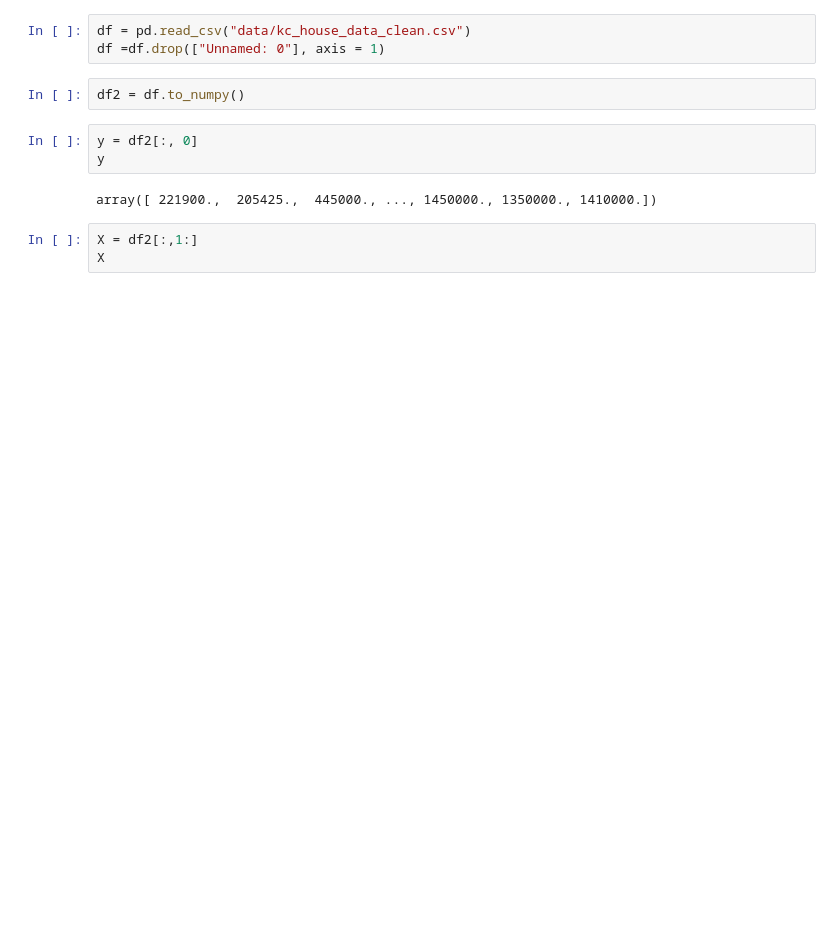
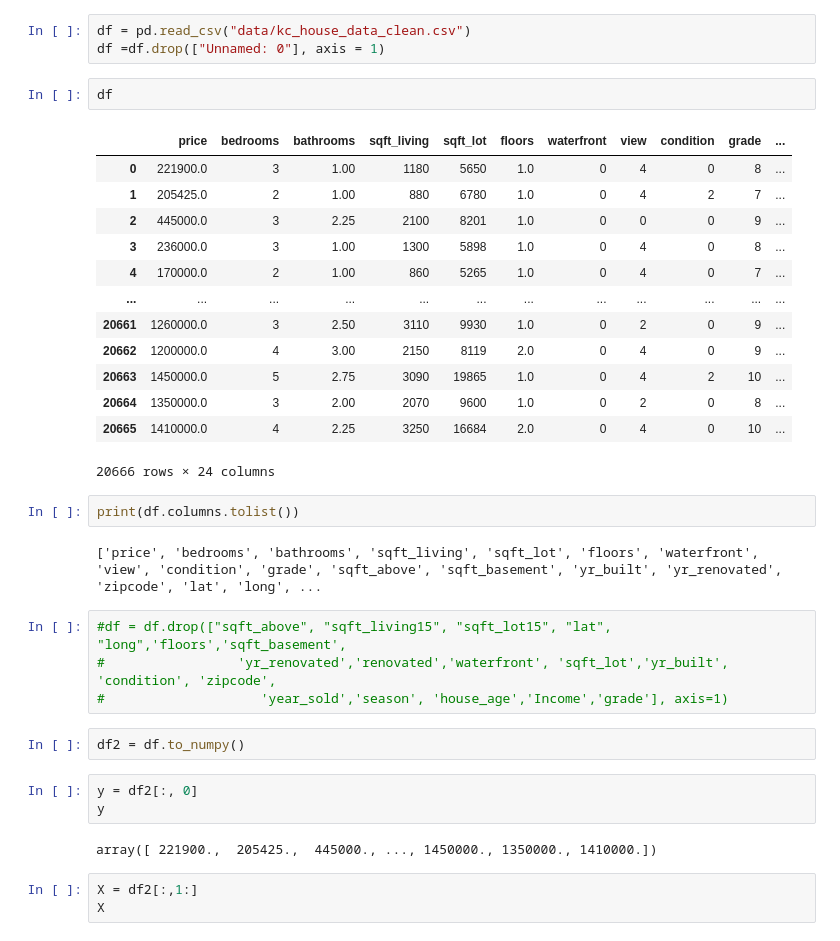
Before and after one commit to ValeriaVF/Phase_2-Project, a Jupyter notebook: olgerthasko_models.ipynb, the cells around one changed output. Cells and saved outputs as stored; diff of their text form; blank space fills up the shorter version.

```diff
--- a/olgerthasko_models.ipynb
+++ b/olgerthasko_models.ipynb
@@ -181,6 +181,30 @@ strong multicollinearity problems or that the design matrix is singular.
 # %%
 df = pd.read_csv("data/kc_house_data_clean.csv")
 df =df.drop(["Unnamed: 0"], axis = 1)
+# %%
+df
+# %% [output]
+|  | price | bedrooms | bathrooms | sqft_living | sqft_lot | floors | waterfront | view | condition | grade | ... |
+| 0 | 221900.0 | 3 | 1.00 | 1180 | 5650 | 1.0 | 0 | 4 | 0 | 8 | ... |
+| 1 | 205425.0 | 2 | 1.00 | 880 | 6780 | 1.0 | 0 | 4 | 2 | 7 | ... |
+| 2 | 445000.0 | 3 | 2.25 | 2100 | 8201 | 1.0 | 0 | 0 | 0 | 9 | ... |
+| 3 | 236000.0 | 3 | 1.00 | 1300 | 5898 | 1.0 | 0 | 4 | 0 | 8 | ... |
+| 4 | 170000.0 | 2 | 1.00 | 860 | 5265 | 1.0 | 0 | 4 | 0 | 7 | ... |
+| ... | ... | ... | ... | ... | ... | ... | ... | ... | ... | ... | ... |
+| 20661 | 1260000.0 | 3 | 2.50 | 3110 | 9930 | 1.0 | 0 | 2 | 0 | 9 | ... |
+| 20662 | 1200000.0 | 4 | 3.00 | 2150 | 8119 | 2.0 | 0 | 4 | 0 | 9 | ... |
+| 20663 | 1450000.0 | 5 | 2.75 | 3090 | 19865 | 1.0 | 0 | 4 | 2 | 10 | ... |
+| 20664 | 1350000.0 | 3 | 2.00 | 2070 | 9600 | 1.0 | 0 | 2 | 0 | 8 | ... |
+| 20665 | 1410000.0 | 4 | 2.25 | 3250 | 16684 | 2.0 | 0 | 4 | 0 | 10 | ... |
+20666 rows × 24 columns
+# %%
+print(df.columns.tolist())
+# %% [output]
+['price', 'bedrooms', 'bathrooms', 'sqft_living', 'sqft_lot', 'floors', 'waterfront', 'view', 'condition', 'grade', 'sqft_above', 'sqft_basement', 'yr_built', 'yr_renovated', 'zipcode', 'lat', 'long', ...
+# %%
+#df = df.drop(["sqft_above", "sqft_living15", "sqft_lot15", "lat", "long",'floors','sqft_basement',
+#                 'yr_renovated','renovated','waterfront', 'sqft_lot','yr_built', 'condition', 'zipcode',
+#                    'year_sold','season', 'house_age','Income','grade'], axis=1)
 # %%
 df2 = df.to_numpy()
 # %%
```
Also changed, not shown: parts of 14 cells of this notebook, 5 other files.
